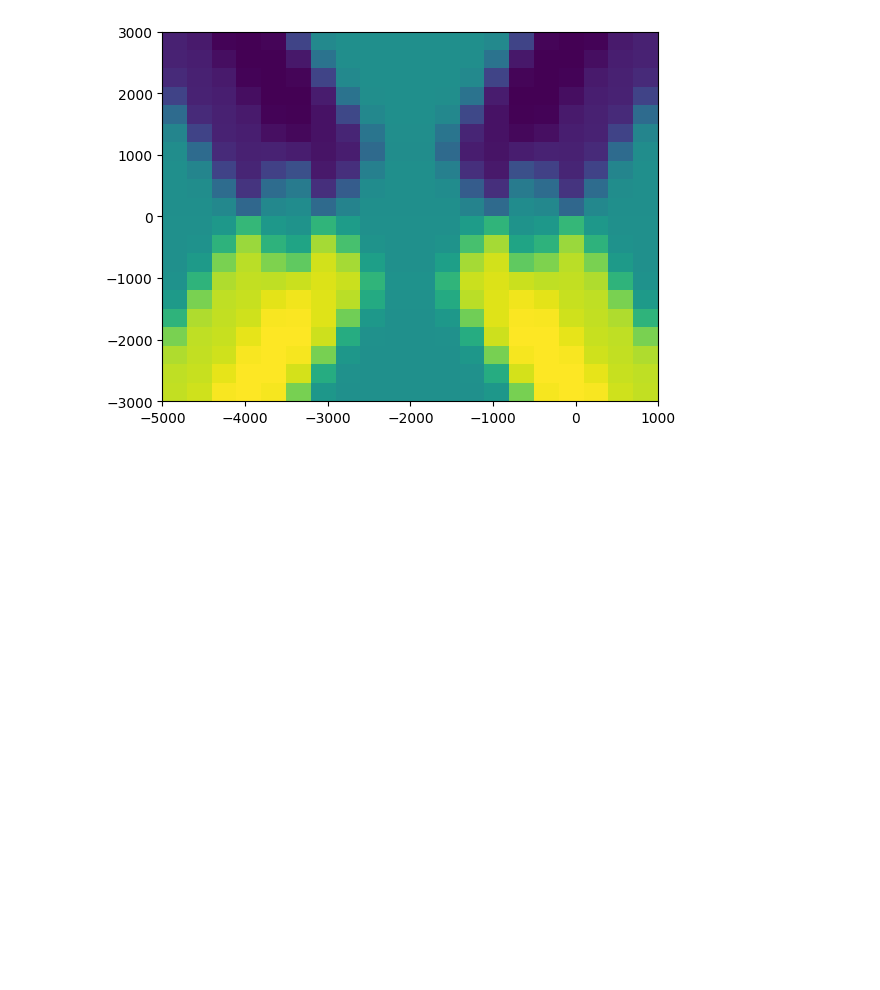
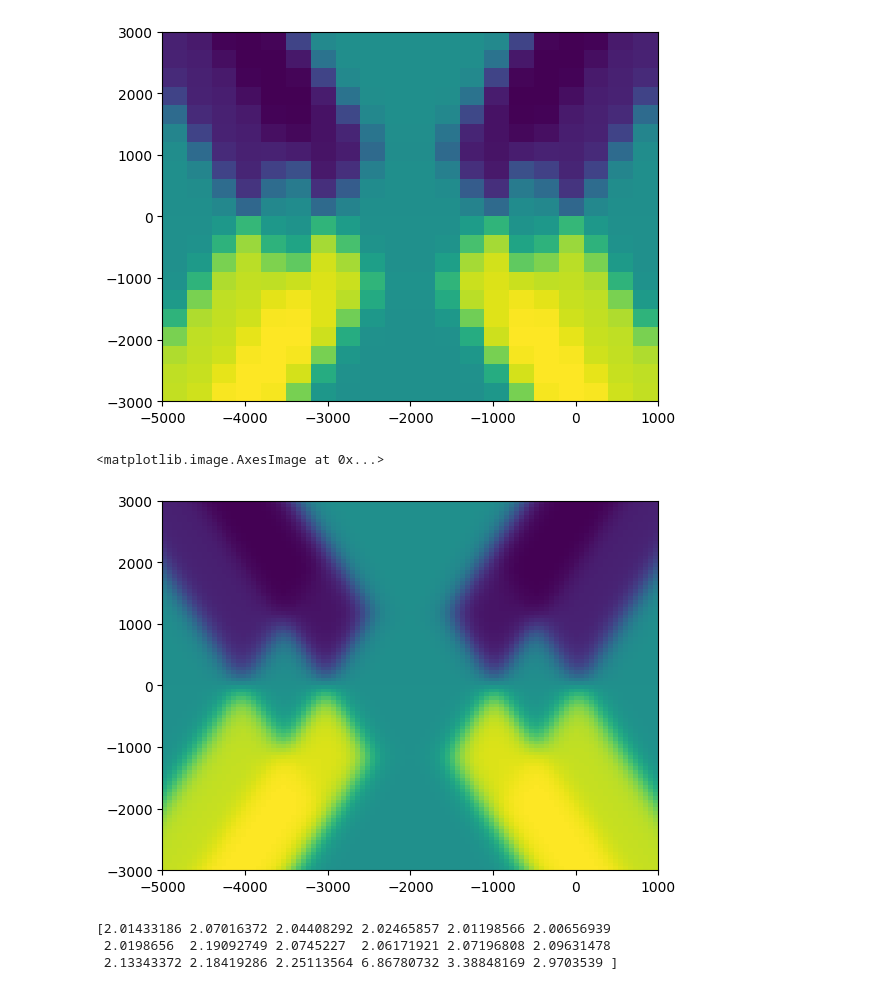
Before and after one commit to myIntSet/thermoelectrics, a Jupyter notebook: finding serial TUR violation/coulomb diamonds.ipynb, the cells around one changed output. Drawn from its saved outputs; the diff is of its cells as text; code cells hidden in the pictures; blank space fills up the shorter version.

```diff
--- a/finding serial TUR violation/coulomb diamonds.ipynb
+++ b/finding serial TUR violation/coulomb diamonds.ipynb
@@ -132,3 +138,35 @@ plt.imshow(I, extent=[epsilons[0], epsilons[-1], VBs[0], VBs[-1]], aspect='auto'
 # %% [output]
 <matplotlib.image.AxesImage at 0x...>
 [figure]
+# %%
+#high resolution coloumb diamonds
+
+#--SETUP: ---------------------------------------------------------------------------------
+VBs = np.linspace(-3000,3000, 100) # np.linspace(-10000,10000, 100)
+epsilons = np.linspace(-5000, 1000, 100) # np.linspace(-6000, 6000, 10)
+T_L = 100 #100
+T_R = T_L #T_L
+
+INPUT = {
+    'omega': 0.5, #1000
+    'u_intra': 2000, #2000
+    'u_inter': 1000, #1000
+    'gammaL': 0.5, #0.5
+    'gammaR': 0.5, #0.5
+    'T_L': T_L,
+    'T_R': T_R,
+}
+
+#--SETUP: ---------------------------------------------------------------------------------
+
+importlib.reload(vs)
+I, I_var, J_QH, P, P_0 = vs.run_sweep(VBs, epsilons, **INPUT)
+# %%
+plt.imshow(I, extent=[epsilons[0], epsilons[-1], VBs[0], VBs[-1]], aspect='auto', origin='lower')
+
+img = plt.imshow(I/T, extent=[epsilons[0], epsilons[-1], VBs[0], VBs[-1]], aspect='auto', origin='lower')
+plt.colorbar()
+img.set_clim(-0.1, 0.1)  # Set color limits
+# %% [output]
+<matplotlib.image.AxesImage at 0x...>
+[figure, added]
@@ -134,0 +196,19 @@ plt.imshow(I, extent=[epsilons[0], epsilons[-1], VBs[0], VBs[-1]], aspect='auto'
+# %%
+if T_L < T_R:
+    raise SystemExit("Not my convention! (T_L < T_R)")
+elif T_L > T_R:
+    T_COLD = T_R
+    T_HOT = T_L
+#elif T_L == T_R:
+
+#Calculations of efficiency, sigma and TUR
+eff_carnot = 1-(T_COLD/T_HOT)
+eff = P/J_QH
+P[(P < 0)] = np.nan
+sigma = P*(1/T_COLD)*(eff_carnot-eff)/eff
+TUR = I_var*sigma/(I**2)
+print(TUR[~np.isnan(TUR)])
+# %% [output]
+[2.01433186 2.07016372 2.04408292 2.02465857 2.01198566 2.00656939
+ 2.0198656  2.19092749 2.0745227  2.06171921 2.07196808 2.09631478
+ 2.13343372 2.18419286 2.25113564 6.86780732 3.38848169 2.9703539 ]
```
Also changed, not shown: parts of 6 cells of this notebook, 1 other file.
